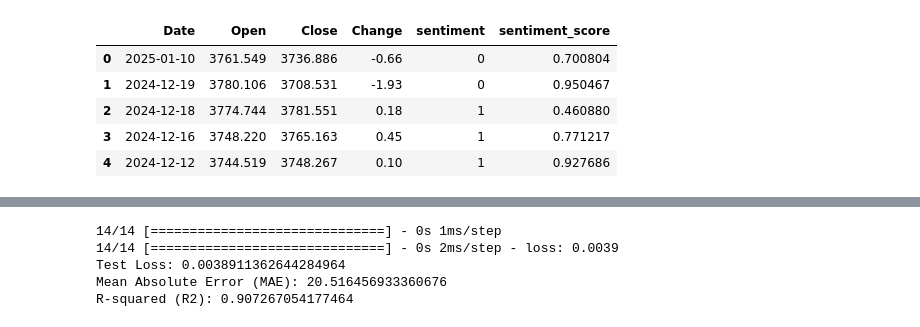
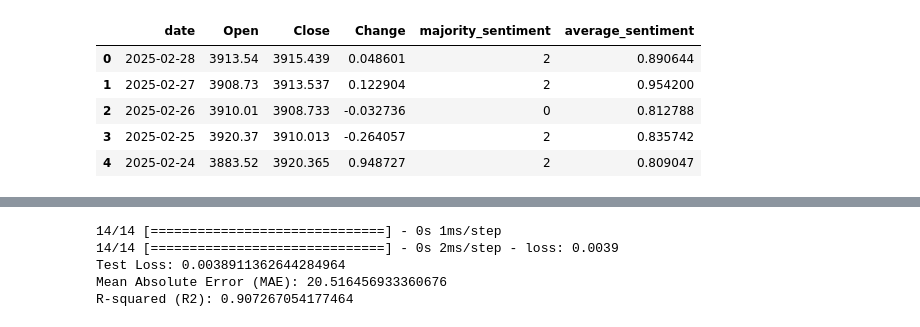
Before and after one commit to vanki2003/Dissertation, a Jupyter notebook: prototype/new_prototype/CNN.ipynb, the cells around one changed output, grey strips where cells are left out. Drawn from its saved outputs; the diff is of its cells as text; code cells hidden in the pictures.

```diff
--- a/prototype/new_prototype/CNN.ipynb
+++ b/prototype/new_prototype/CNN.ipynb
@@ -13,16 +13,20 @@ from torch.utils.data import DataLoader, TensorDataset
 from tensorflow.keras.models import Sequential
 from tensorflow.keras.layers import LSTM, Dense
 from tensorflow.keras.layers import Conv1D, MaxPooling1D, Flatten, Dense
+# %%
+import os
+
+pwd = os.getcwd()
 # %%
-df = pd.read_csv(fr'C:\Users\ivane\Desktop\Dissertation\data\merged_data.csv')
+df = pd.read_csv(pwd +'\merged_data.csv')
 df.head()
 # %% [output]
-|  | Date | Open | Close | Change | sentiment | sentiment_score |
-| 0 | 2025-01-10 | 3761.549 | 3736.886 | -0.66 | 0 | 0.700804 |
-| 1 | 2024-12-19 | 3780.106 | 3708.531 | -1.93 | 0 | 0.950467 |
-| 2 | 2024-12-18 | 3774.744 | 3781.551 | 0.18 | 1 | 0.460880 |
-| 3 | 2024-12-16 | 3748.220 | 3765.163 | 0.45 | 1 | 0.771217 |
-| 4 | 2024-12-12 | 3744.519 | 3748.267 | 0.10 | 1 | 0.927686 |
+|  | date | Open | Close | Change | majority_sentiment | average_sentiment |
+| 0 | 2025-02-28 | 3913.54 | 3915.439 | 0.048601 | 2 | 0.890644 |
+| 1 | 2025-02-27 | 3908.73 | 3913.537 | 0.122904 | 2 | 0.954200 |
+| 2 | 2025-02-26 | 3910.01 | 3908.733 | -0.032736 | 0 | 0.812788 |
+| 3 | 2025-02-25 | 3920.37 | 3910.013 | -0.264057 | 2 | 0.835742 |
+| 4 | 2025-02-24 | 3883.52 | 3920.365 | 0.948727 | 2 | 0.809047 |
 # %%
 # Assuming 'df' is your DataFrame
 # Select relevant columns and convert the 'Date' column to datetime if it's not already
```
Also changed, not shown: parts of 1 cell of this notebook.
